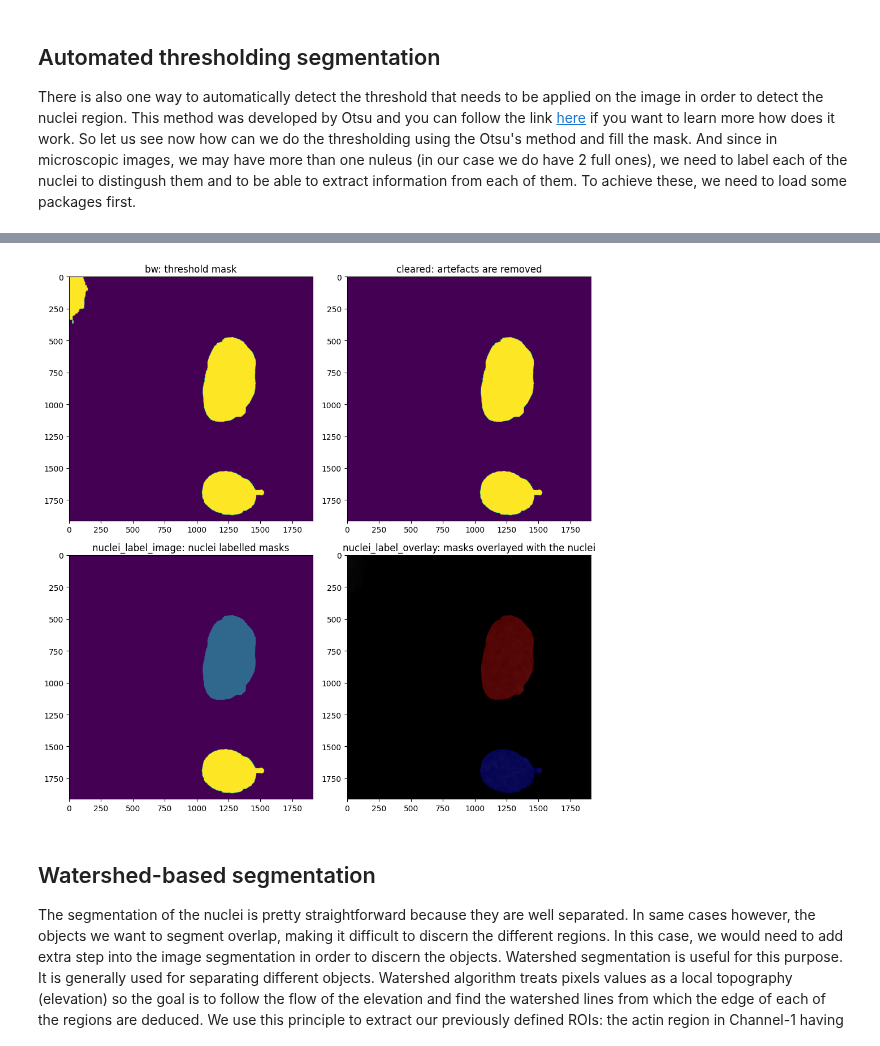
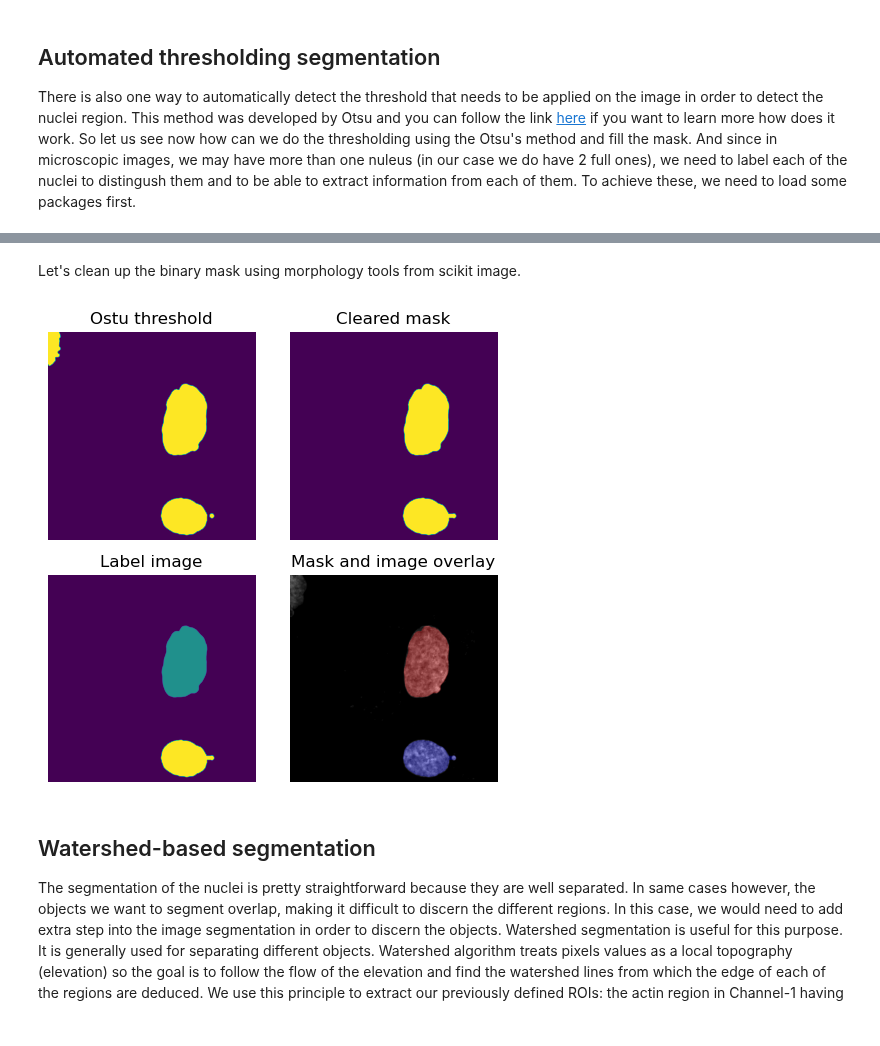
Before and after one commit to u-schulze/Python-course, a Jupyter notebook: Course-main.ipynb, the cells around one changed output, grey strips where cells are left out. Saved outputs shown, nothing was run; the diff lists cells and outputs as text; code cells hidden in the pictures.

```diff
--- a/Course-main.ipynb
+++ b/Course-main.ipynb
@@ -272,10 +291,10 @@ The goal is to find masks which represents each ROI. The easiest way to do this
 # %%
-mydata =  AICSImage('data/airyscan-4colors.tif')
-myimg = mydata.data
-myimg = myimg[0,0,:,0,:,:]
+nuclei = image.data[0,3,0,:,:] # the object we want to segment and set as markers of our final ROI
+nuclei_flt = filters.gaussian(nuclei.astype(float), 10)
 
-nuclei=myimg[3,:,:]             # the object we want to segment and set as markers of our final ROI
-thresholdmask=nuclei>=10        # change threshold value here to see what happens to the thresholdmask that is being displayed below
-plt.imshow(thresholdmask,cmap='gray')
-plt.show()
+threshold = 5 # change threshold value here to see what happens to the mask that is being displayed below
+mask = nuclei_flt >= threshold
+plt.imshow(mask, cmap='gray')
+plt.title('Thresholded image')
+plt.axis('off');
 # %% [output]
@@ -298,43 +344,47 @@ from skimage.feature import blob_dog                                # For blob o
+# %% [markdown]
+Let's clean up the binary mask using morphology tools from scikit image.
 # %%
-# find the threshold value differentiating the signal from background
-thresh = threshold_otsu(nuclei)
-
-# define the threshold mask and close it
-bw = closing(nuclei > thresh, square(35))
+from skimage import morphology
+from skimage import segmentation
+from skimage import measure
+from skimage import color
 
 # remove artifacts connected to image border
-cleared = clear_border(bw)
+cleared = morphology.closing(nuclei_mask, morphology.square(35))
+cleared = segmentation.clear_border(cleared)
 
 # label image regions
-nuclei_label_image = label(cleared)
+nuclei_label = measure.label(cleared)
 
 # remove small objects that may still be present in the masks and only keep the two biggest regions
-props = regionprops(nuclei_label_image, nuclei)   # measure the image properties of the labelled regions within the nuclei
-area_labeleled_regions = [p.area for p in props]  # extract the areas of the labelled images
-area_labeleled_regions = sorted(area_labeleled_regions) # sort the list of areas so that we can have the two biggest regions at the end of the list
-nuclei_label_image = morphology.remove_small_objects(nuclei_label_image, min_size=area_labeleled_regions[-1-2]+1) # remove small objects with size smaller than the defined min_size
+#props = measure.regionprops(nuclei_label_image, nuclei)   # measure the image properties of the labelled regions within the nuclei
+#area_labeleled_regions = [p.area for p in props]  # extract the areas of the labelled images
+#area_labeleled_regions = sorted(area_labeleled_regions) # sort the list of areas so that we can have the two biggest regions at the end of the list
+#nuclei_label_image = morphology.remove_small_objects(nuclei_label_image, min_size=area_labeleled_regions[-1-2]+1) # remove small objects with size smaller than the defined min_size
 
 # label image to rgb
-nuclei_label_overlay = label2rgb(nuclei_label_image, image=nuclei, bg_label=0)
+nuclei_label_overlay = color.label2rgb(nuclei_label, image=10*nuclei, bg_label=0)
 
-fig, ax = plt.subplots(2, 2, figsize=(10, 10))
-ax[0,0].imshow(bw)
-ax[0,0].set_title('bw: threshold mask')
+fig, ax = plt.subplots(2, 2, figsize=(5,5))
+ax[0,0].imshow(nuclei_mask)
+ax[0,0].set_title('Ostu threshold')
+ax[0,0].set_axis_off()
 
 ax[0,1].imshow(cleared)
-ax[0,1].set_title('cleared: artefacts are removed')
+ax[0,1].set_title('Cleared mask')
+ax[0,1].set_axis_off()
 
-ax[1,0].imshow(nuclei_label_image)
-ax[1,0].set_title('nuclei_label_image: nuclei labelled masks')
+ax[1,0].imshow(nuclei_label)
+ax[1,0].set_title('Label image')
+ax[1,0].set_axis_off()
 
 ax[1,1].imshow(nuclei_label_overlay)
-ax[1,1].set_title('nuclei_label_overlay: masks overlayed with the nuclei')
-
+ax[1,1].set_title('Mask and image overlay')
+ax[1,1].set_axis_off()
 
 plt.tight_layout()
-plt.show()
 # %% [output]
-[figure, old version]
+[figure, new version]
 # %% [markdown]
 ## Watershed-based segmentation
 The segmentation of the nuclei is pretty straightforward because they are well separated. In same cases however, the objects we want to segment overlap, making it difficult to discern the different regions. In this case, we would need to add extra step into the image segmentation in order to discern the objects. Watershed segmentation is useful for this purpose. It is generally used for separating different objects. Watershed algorithm treats pixels values as a local topography (elevation) so the goal is to follow the flow of the elevation and find the watershed lines from which the edge of each of the regions are deduced. We use this principle to extract our previously defined ROIs: the actin region in Channel-1 having the two nuclei as markers and the seeds of the segmentation.
```
Also changed, not shown: parts of 60 cells of this notebook, 3 other files.
